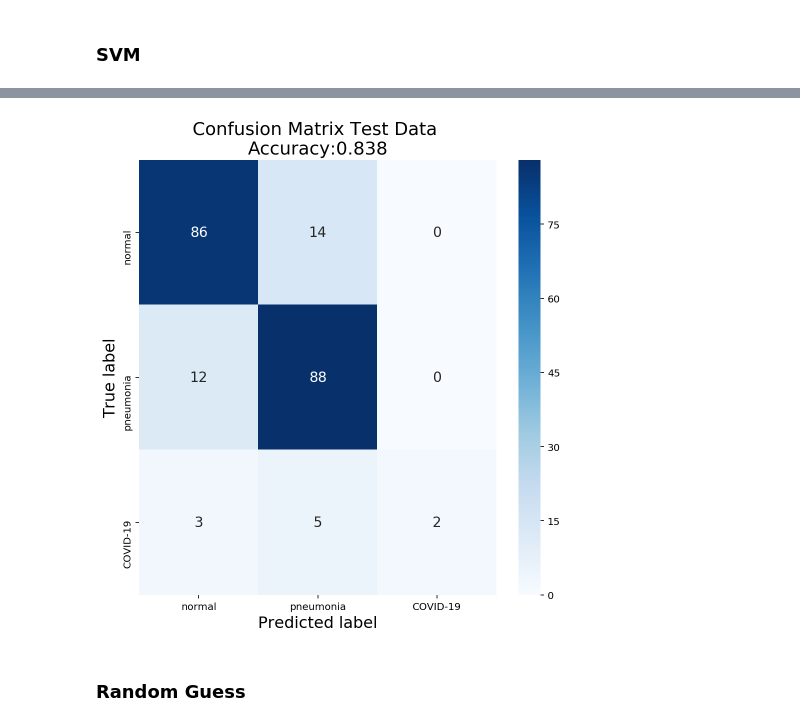
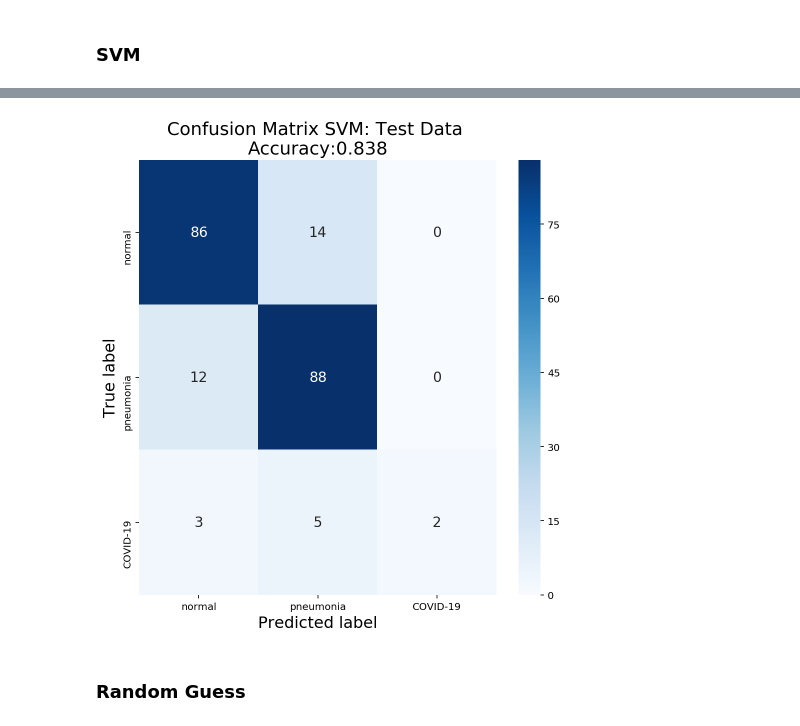
Before and after one commit to vmtang11/ids705_xray_covid19, a Jupyter notebook: resnet50.ipynb, the cells around one changed output, grey strips where cells are left out. Cells and saved outputs as stored; diff of their text form; code cells hidden in the pictures.

```diff
--- a/resnet50.ipynb
+++ b/resnet50.ipynb
@@ -393,9 +394,10 @@ plot_cm(y_train, svm_train, 'Train')
 # plot_cm(y_val, svm_val, 'Validation')
 # %%
 svm_test = svm.predict(X_test.reshape(X_test.shape[0], -1))
-plot_cm(y_test, svm_test, 'Test')
-# %% [output]
-[figure, removed]
+# %%
+plot_cm(y_test, svm_test, 'SVM: Test')
+# %% [output]
+[figure, added]
 # %% [markdown]
 ### Random Guess
 # %%
```
Also changed, not shown: parts of 3 cells of this notebook.
